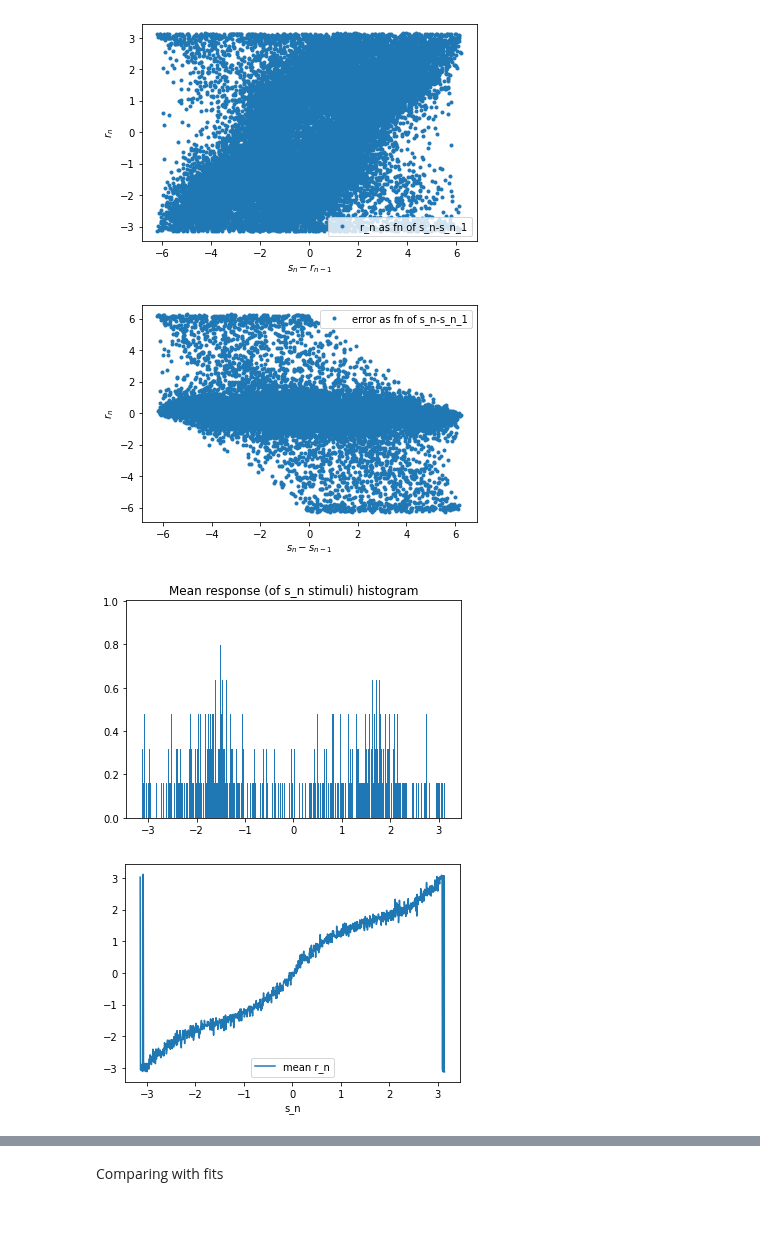
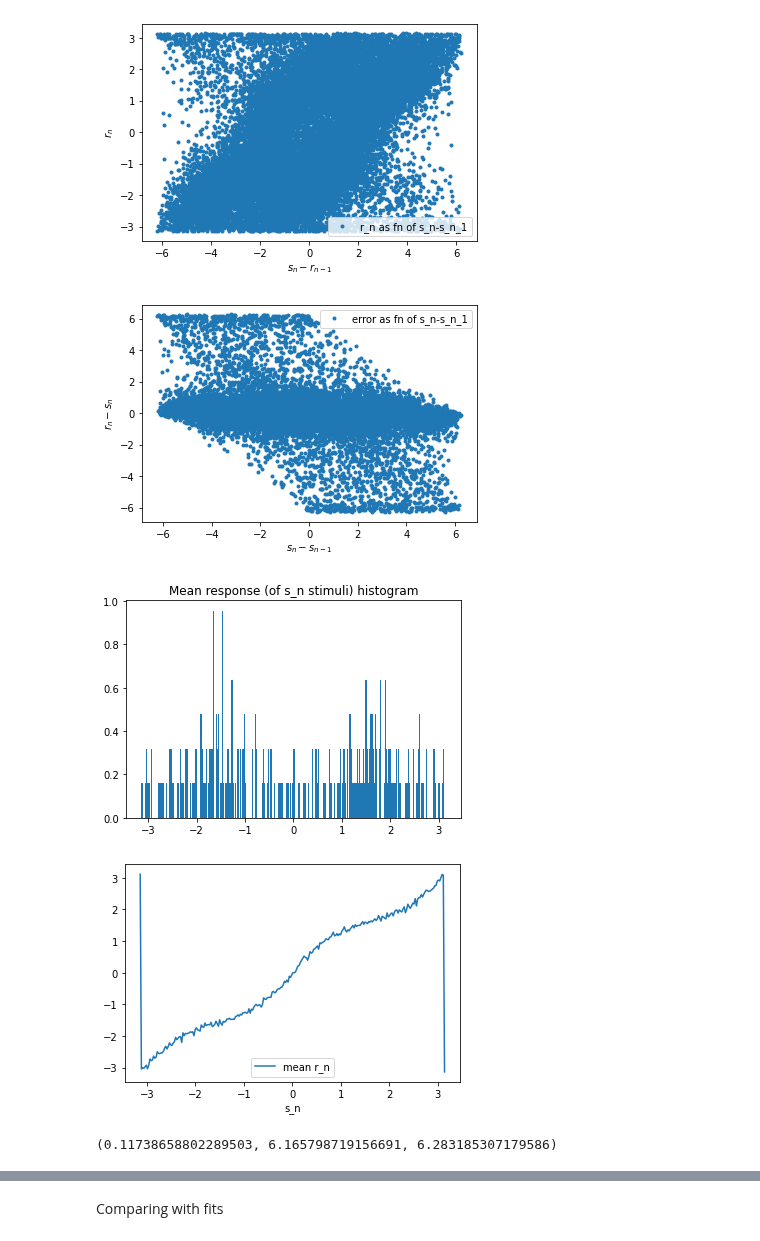
Before and after one commit to ak47na/multisensory_causal_inference, a Jupyter notebook: serial_dependence.ipynb, the cells around one changed output, grey strips where cells are left out. Saved outputs shown, nothing was run; the diff lists cells and outputs as text; code cells hidden in the pictures.

Commit message:
add direct map from sn to mean response: issue: mean response is not monotonic

```diff
--- a/serial_dependence.ipynb
+++ b/serial_dependence.ipynb
@@ -67,11 +67,11 @@ plt.show()
 # %%
 plt.plot(serial_dep_data[order_sn, 0] - serial_dep_data[order_sn, 1], serial_dep_data[order_sn, 2] - serial_dep_data[order_sn, 0], '.', label='error as fn of s_n-s_n_1')
 plt.xlabel('$s_n-s_{n-1}$')
-plt.ylabel('$r_n$')
+plt.ylabel('$r_n-s_n$')
 plt.legend()
 plt.show()
 # %% [output]
-[figure, old version]
+[figure, new version]
 # %%
 def sn_to_mean_rn_map(s_ns, r_ns, sn_grid=None):
     if sn_grid is None:
@@ -83,18 +83,23 @@ def sn_to_mean_rn_map(s_ns, r_ns, sn_grid=None):
     mean_responses = np.array([circmean(high=np.pi, low=-np.pi, samples=responses[i]) for i in range(len(sn_grid))])
     return sn_grid, mean_responses
 # %%
-sn_grid, mean_r_n = sn_to_mean_rn_map(serial_dep_data[:, 0], serial_dep_data[:, 2], sn_grid=Peter_u_map['grid'])
+# sn_grid, mean_r_n = sn_to_mean_rn_map(serial_dep_data[:, 0], serial_dep_data[:, 2], sn_grid=Peter_u_map['grid'])
+sn_grid, mean_r_n = sn_to_mean_rn_map(serial_dep_data[:, 0], serial_dep_data[:, 2], sn_grid=np.linspace(-np.pi, np.pi, 250))
 bin_counts, _, _ = plt.hist(mean_r_n, bins=np.linspace(-np.pi, np.pi, len(sn_grid)+1), density=True)
 plt.title('Mean response (of s_n stimuli) histogram')
 plt.show()
 # handle wrap
 plt.plot(sn_grid, mean_r_n, label='mean r_n')
 plt.xlabel('s_n')
 plt.legend()
 plt.show()
 unif_fn_dict = {'grid': sn_grid, 'pdf': bin_counts, 'angle_to_u': mean_r_n}
-with open('./mean_response_map.pkl', 'wb') as f:
+with open('./unif_mean_response_map.pkl', 'wb') as f:
     pickle.dump(unif_fn_dict, f)
 # %% [output]
-[figure, old version]
+[figure, new version]
-[figure, old version]
+[figure, new version]
+# %%
+utils.circular_dist(sn_grid[0], mean_r_n[0]), abs(sn_grid[0]-mean_r_n[0]), 2*np.pi
+# %% [output]
+(0.11738658802289503, 6.165798719156691, 6.283185307179586)
```
Also changed, not shown: parts of 2 cells of this notebook, 1 other file.
